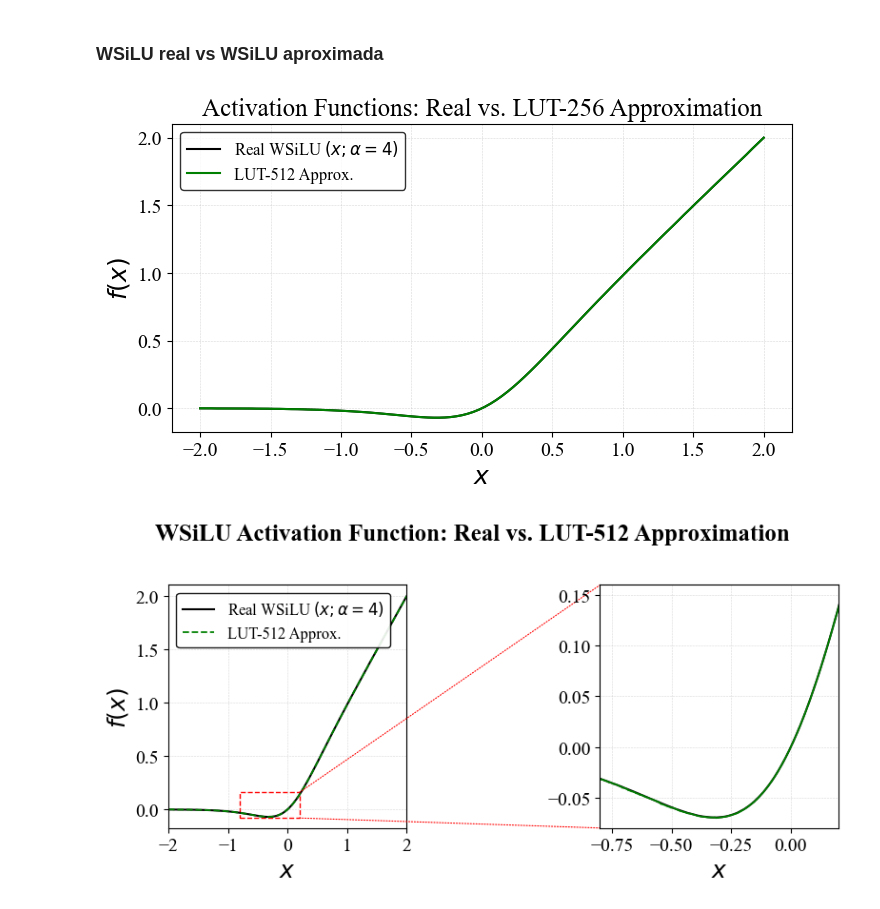
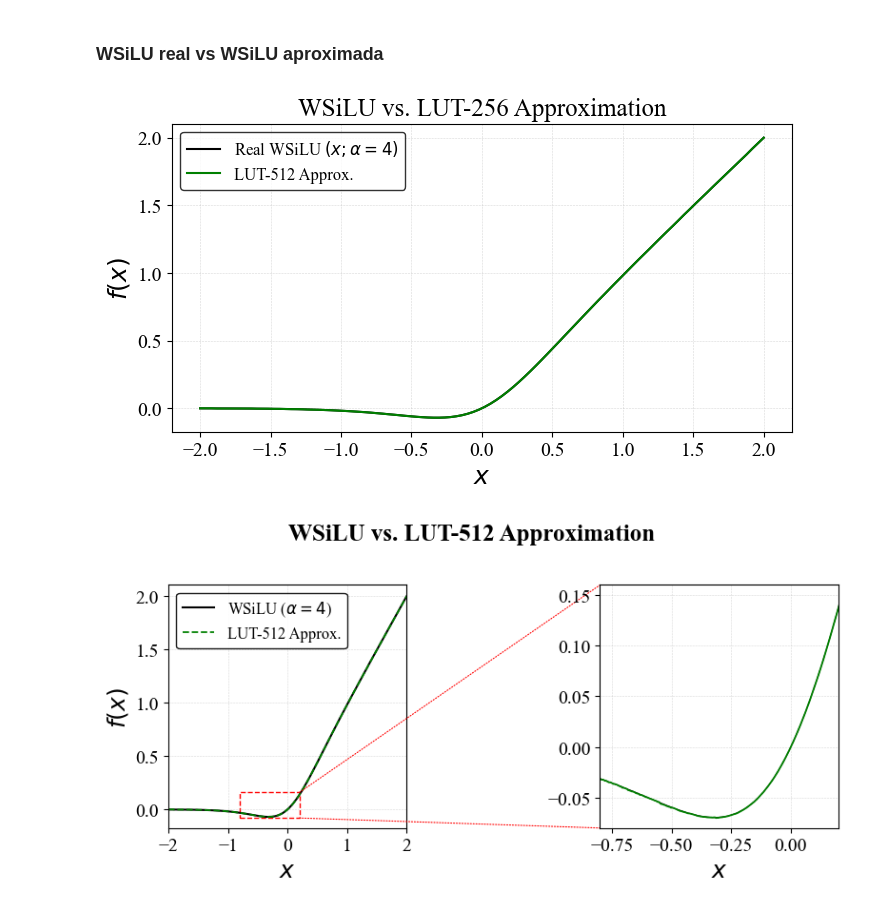
Before and after one commit to radc/hwsigmoid_lascas2026, a Jupyter notebook: notebooks/OJCAS_paper_figures.ipynb, the cells around one changed output. Saved outputs shown, nothing was run; the diff lists cells and outputs as text; code cells hidden in the pictures.

```diff
--- a/notebooks/OJCAS_paper_figures.ipynb
+++ b/notebooks/OJCAS_paper_figures.ipynb
@@ -706,14 +1053,14 @@ plt.tick_params(axis='both', labelsize=TICK_FONT_SIZE)
 
 plt.xlabel("$x$", fontsize=LABELS_FONT_SIZE)
 plt.ylabel("$f(x)$", fontsize=LABELS_FONT_SIZE)
-plt.title("Activation Functions: Real vs. LUT-256 Approximation", fontsize=TITLE_FONT_SIZE)
+plt.title("WSiLU vs. LUT-256 Approximation", fontsize=TITLE_FONT_SIZE)
 
 # Salvamento direto no caminho de figuras do paper
 plt.savefig(FIGURES_PATH + "/real_vs_appr.pdf", dpi=1200, bbox_inches="tight")
 
 plt.show()
 # %% [output]
-[figure, old version]
+[figure, new version]
 # %%
 # 1000 pontos garante definição perfeita na curva do zoom
 x = np.linspace(-2, 2, 1000, dtype=np.float16)
@@ -735,7 +1082,7 @@ plt.rcParams.update({
 # --- Inicialização da Figura com 2 Subplots (Lado a Lado) ---
 fig, (ax1, ax2) = plt.subplots(1, 2, figsize=(FIGURE_WIDTH, FIGURE_HEIGHT))
 
-ax1.plot(x, ys_real, label=r"Real WSiLU $(x; \alpha=4)$", color="black", linestyle="-", linewidth=1.5)
+ax1.plot(x, ys_real, label=r"WSiLU ($\alpha=4$)", color="black", linestyle="-", linewidth=1.5)
 ax1.plot(x, ys_lut_512, label=r"LUT-512 Approx.", color="green", linestyle="--", linewidth=1.3)
 
 ax1.set_xlim(-2, 2)
@@ -757,39 +1104,39 @@ rect = Rectangle(
 ax1.add_patch(rect)
 
 
-ax2.plot(x, ys_real, color="black", linestyle="-", linewidth=1.5)
+ax2.plot(x, ys_real, color="black", linestyle="-", linewidth=0.8)
 ax2.plot(x, ys_lut_512, color="green", linestyle="-", linewidth=1.3)
 
 # Trava os eixos estritamente na região do retângulo
 ax2.set_xlim(zoom_x1, zoom_x2)
 ax2.set_ylim(zoom_y1, zoom_y2)
 
 ax2.set_xlabel("$x$")
 ax2.grid(True, which="both", linestyle="--", linewidth=0.4, alpha=0.5)
 
 con1 = ConnectionPatch(xyA=(zoom_x2, zoom_y2), xyB=(zoom_x1, zoom_y2),
                         coordsA="data", coordsB="data",
                         axesA=ax1, axesB=ax2,
                         linestyle=":", linewidth=0.8, color="red")
 
 con2 = ConnectionPatch(xyA=(zoom_x2, zoom_y1), xyB=(zoom_x1, zoom_y1),
                         coordsA="data", coordsB="data",
                         axesA=ax1, axesB=ax2,
                         linestyle=":", linewidth=0.8, color="red")
 
 ax2.add_artist(con1)
 ax2.add_artist(con2)
 
 
-fig.suptitle("WSiLU Activation Function: Real vs. LUT-512 Approximation",
+fig.suptitle("WSiLU vs. LUT-512 Approximation",
              fontsize=TITLE_FONT_SIZE, weight='bold', y=0.98)
 
 
 plt.tight_layout(rect=[0, 0, 1, 0.95])
 plt.savefig(FIGURES_PATH + "/real_vs_appr_zoom512.pdf", dpi=1200, bbox_inches="tight")
 plt.show()
 # %% [output]
-[figure, old version]
+[figure, new version]
 # %%
 
 x = np.linspace(-2, 2, 1000, dtype=np.float16)
```
Also changed, not shown: parts of 8 cells of this notebook.
